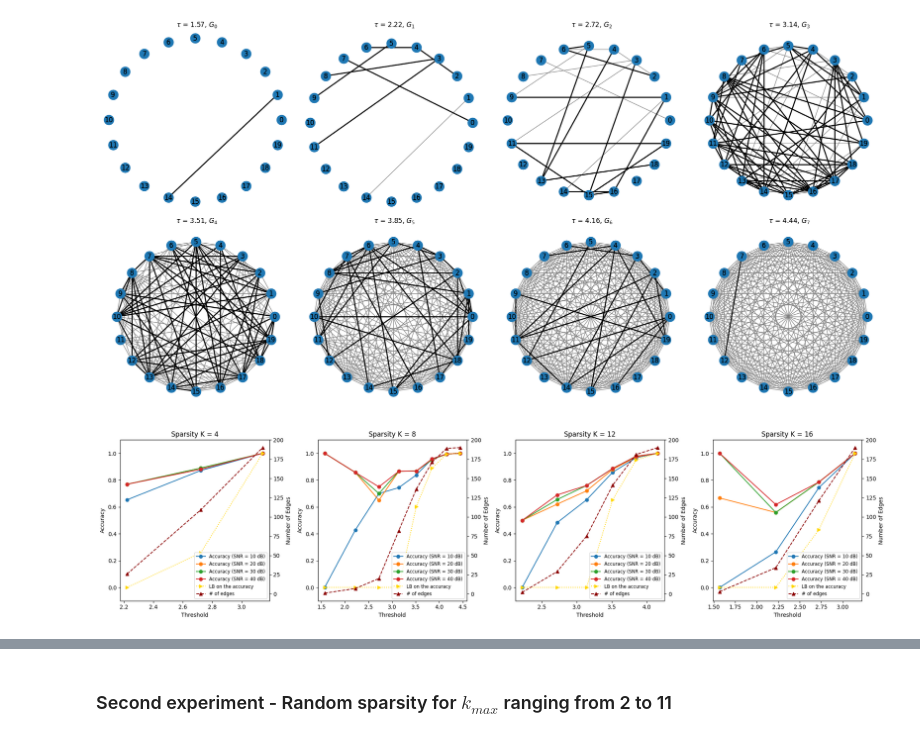
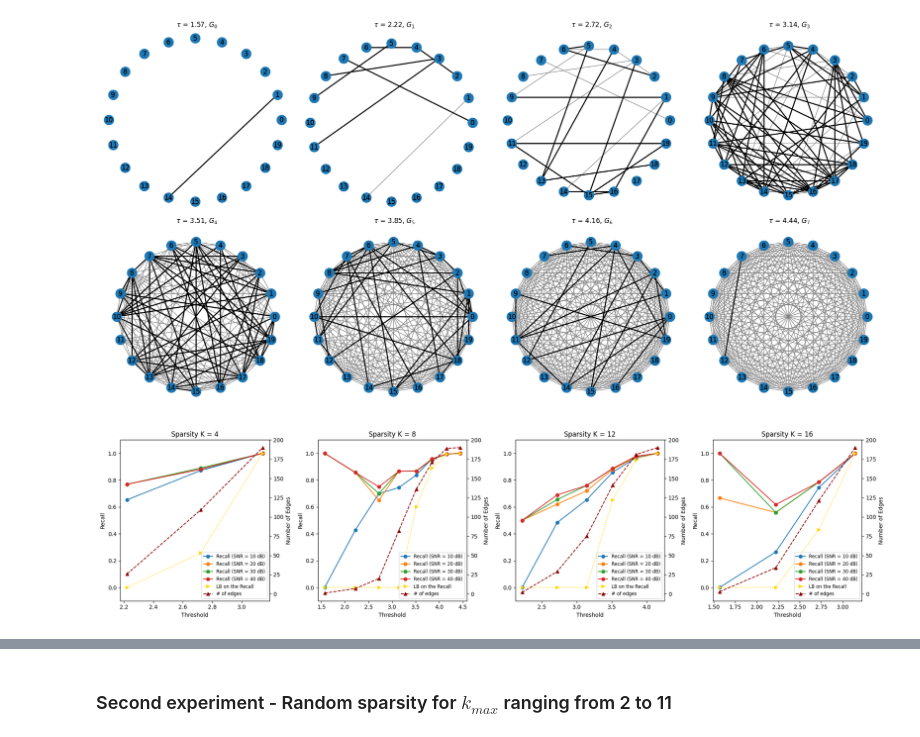
Before and after one commit to LeoDiNino97/LearningOnGraphCellularSheaves, a Jupyter notebook: ToyCase.ipynb, the cells around one changed output, grey strips where cells are left out. Saved outputs shown, nothing was run; the diff lists cells and outputs as text; code cells hidden in the pictures.

```diff
--- a/ToyCase.ipynb
+++ b/ToyCase.ipynb
@@ -369,41 +368,40 @@ for j, K in enumerate(generating_sparsity):
         line, = axs[j].plot(list(accs[K][SNR].keys()), list(accs[K][SNR].values()),
                             label=f'Acc SNR = {SNR} dB', marker='o')
         handles.append(line)
-        labels.append(f'Accuracy (SNR = {SNR} dB)')
+        labels.append(f'Recall (SNR = {SNR} dB)')
 
         # Compute and plot the additional curve: max(0, 2 - 190/E)
         threshold_list = list(edges_number[K][SNR].keys())
         edges_values = list(edges_number[K][SNR].values())
         new_curve = [max(0, 2 - 190 / E) for E in edges_values]
 
     # Plot this new curve on the left y-axis
-    line, = axs[j].plot(threshold_list, new_curve, label="LB on the accuracy", linestyle=':', color='gold', marker='>')
+    line, = axs[j].plot(threshold_list, new_curve, label="LB on the Recall", linestyle=':', color='gold', marker='>')
     handles.append(line)
-    labels.append("LB on the accuracy")
+    labels.append("LB on the Recall")
 
     # Plotting edge numbers on the twin y-axis with markers
     line, = axs_twin[j].plot(list(edges_number[K][SNR].keys()), list(edges_number[K][SNR].values()),
                                 label="# of edges", color='darkred', linestyle='--', marker='^')
     handles.append(line)
     labels.append("# of edges")
 
     # Set labels and title for each subplot
     axs[j].set_title(f'Sparsity K = {K}')
     axs[j].set_xlabel('Threshold')  # Replace with your actual x-axis label
-    axs[j].set_ylabel('Accuracy')
+    axs[j].set_ylabel('Recall')
     axs_twin[j].set_ylabel('Number of Edges')
 
     # Set the y-limits for accuracy and number of edges to be consistent
     axs[j].set_ylim(min_acc - 0.1, max_acc + 0.1)
     axs_twin[j].set_ylim(min_edges - 10, max_edges + 10)  # Adjust padding as needed
 
     # Merge legends
     axs[j].legend(handles, labels, loc='lower right', fontsize='small')
 
 # Adjust layout to avoid overlap
 plt.tight_layout()
-
 # Show the plot after all plotting is done
 plt.show()
 # %% [output]
-[figure, old version]
+[figure, new version]
```
Also changed, not shown: parts of 2 cells of this notebook, 13 other files.
